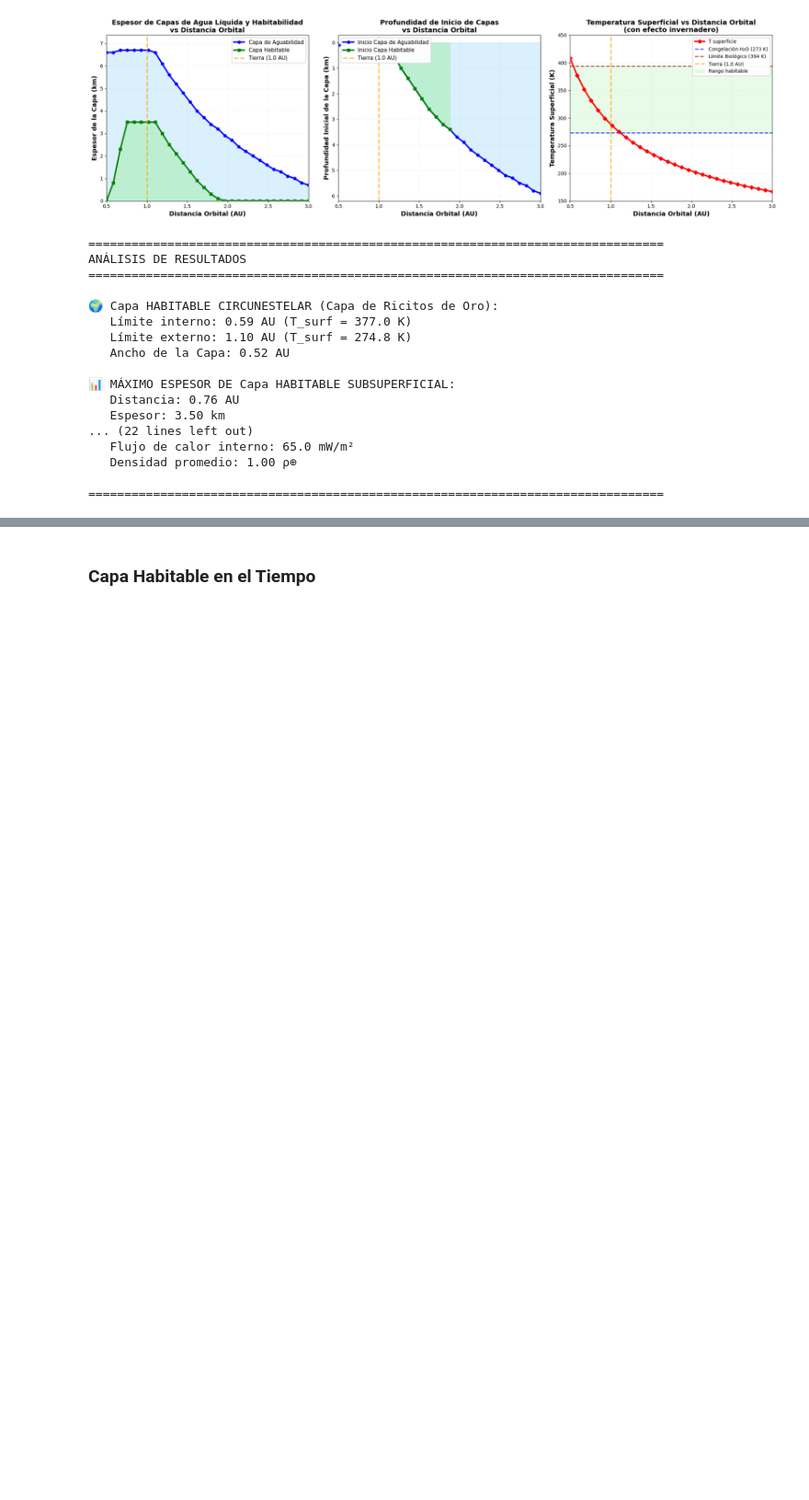
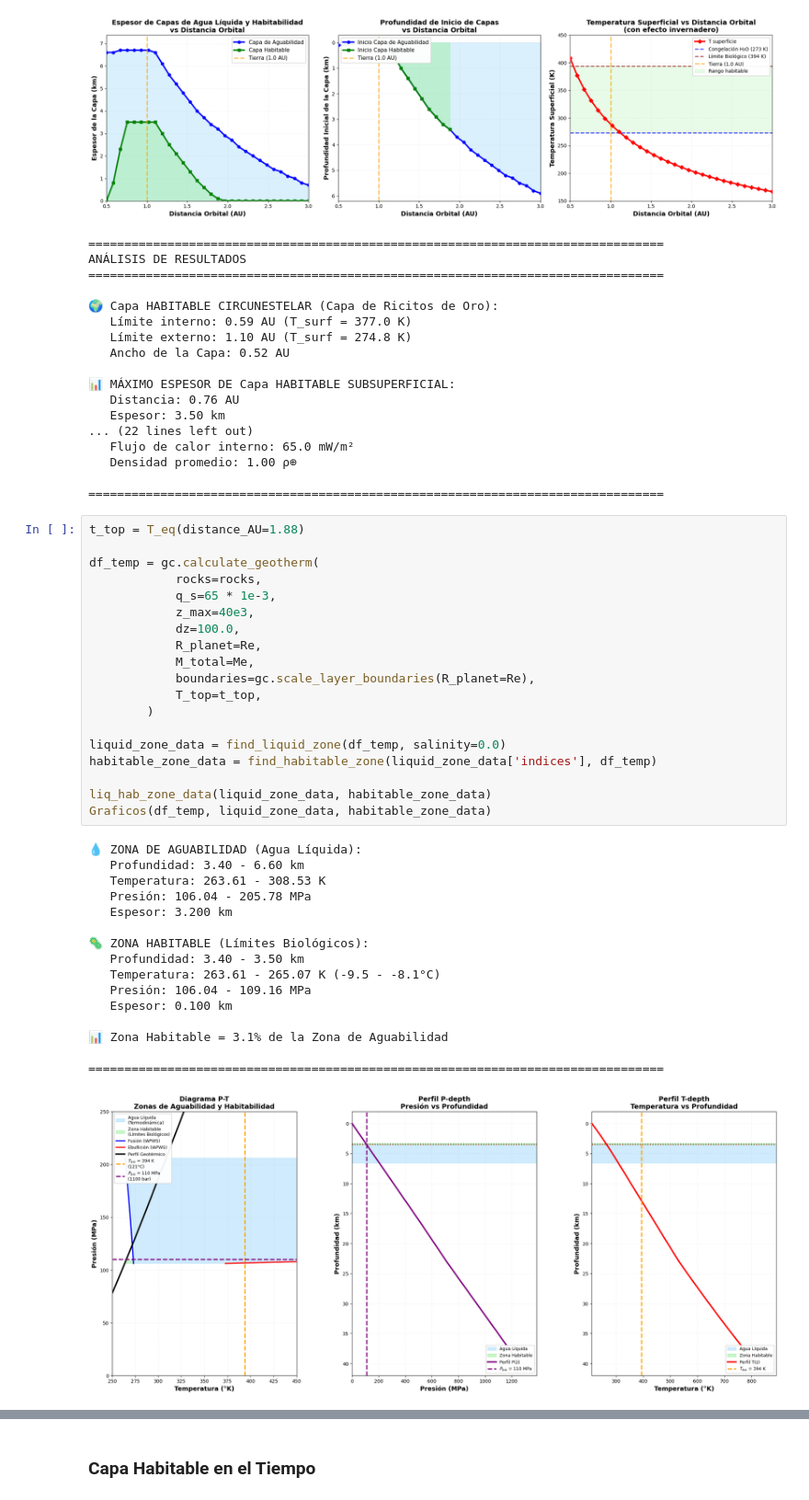
Before and after one commit to Santiago-Orjuela/Hab3D, a Jupyter notebook: Codigos-Scripts/Aguabilidad-Tierra.ipynb, the cells around one changed output, grey strips where cells are left out. Shown at 92% size. Cells and saved outputs as stored; diff of their text form; blank space fills up the shorter version.

```diff
--- a/Codigos-Scripts/Aguabilidad-Tierra.ipynb
+++ b/Codigos-Scripts/Aguabilidad-Tierra.ipynb
@@ -1527,6 +1416,42 @@ ANÁLISIS DE RESULTADOS
    Densidad promedio: 1.00 ρ⊕
 
 ================================================================================
+# %%
+t_top = T_eq(distance_AU=1.88)
+
+df_temp = gc.calculate_geotherm(
+            rocks=rocks,
+            q_s=65 * 1e-3,
+            z_max=40e3,
+            dz=100.0,
+            R_planet=Re,
+            M_total=Me,
+            boundaries=gc.scale_layer_boundaries(R_planet=Re),
+            T_top=t_top,
+        )
+
+liquid_zone_data = find_liquid_zone(df_temp, salinity=0.0)
+habitable_zone_data = find_habitable_zone(liquid_zone_data['indices'], df_temp)
+
+liq_hab_zone_data(liquid_zone_data, habitable_zone_data)
+Graficos(df_temp, liquid_zone_data, habitable_zone_data)
+# %% [output]
+💧 ZONA DE AGUABILIDAD (Agua Líquida):
+   Profundidad: 3.40 - 6.60 km
+   Temperatura: 263.61 - 308.53 K
+   Presión: 106.04 - 205.78 MPa
+   Espesor: 3.200 km
+
+🦠 ZONA HABITABLE (Límites Biológicos):
+   Profundidad: 3.40 - 3.50 km
+   Temperatura: 263.61 - 265.07 K (-9.5 - -8.1°C)
+   Presión: 106.04 - 109.16 MPa
+   Espesor: 0.100 km
+
+📊 Zona Habitable = 3.1% de la Zona de Aguabilidad
+
+================================================================================
+[figure, added]
 # %%
 @interact
 def interactive_habitability_vs_distance(
```
Also changed, not shown: parts of 41 cells of this notebook, 6 other files.
